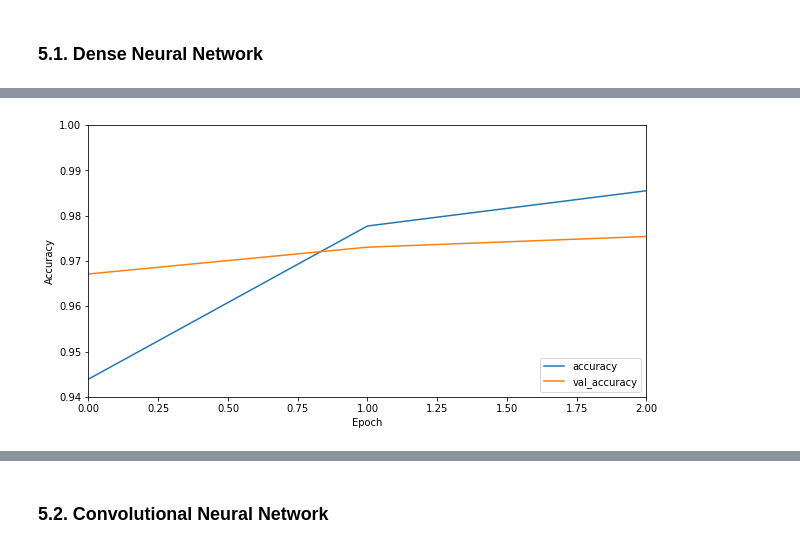
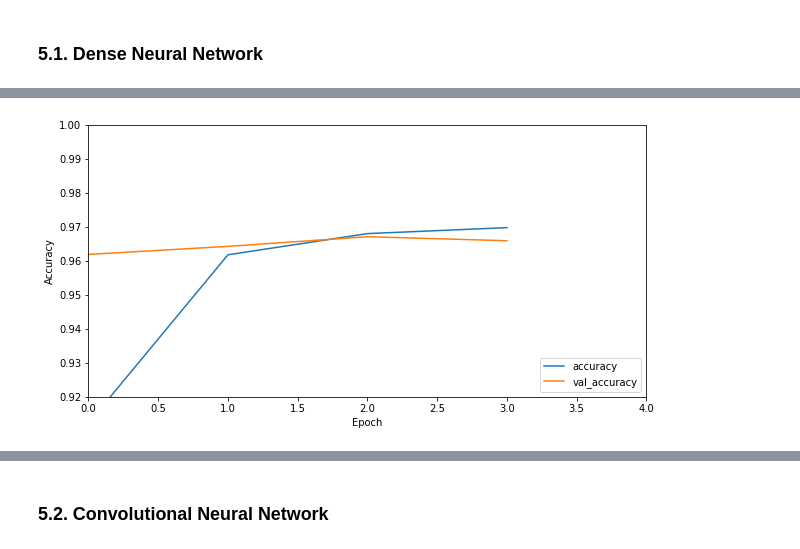
Before and after one commit to ravimalde/fake_news_classifier, a Jupyter notebook: fake_news.ipynb, the cells around one changed output, grey strips where cells are left out. Drawn from its saved outputs; the diff is of its cells as text; code cells hidden in the pictures.

```diff
--- a/fake_news.ipynb
+++ b/fake_news.ipynb
@@ -400,7 +355,11 @@ dnn = Sequential()
 dnn.add(Embedding(1500, 32, input_length=20))
 dnn.add(GlobalAveragePooling1D())
 dnn.add(Dense(32, activation = 'relu'))
+dnn.add(Dropout(0.3))
 dnn.add(Dense(16, activation = 'relu'))
+dnn.add(Dropout(0.3))
+dnn.add(Dense(8, activation = 'relu'))
+dnn.add(Dropout(0.3))
 dnn.add(Dense(1, activation = 'sigmoid'))
 dnn.summary()
 # %% [output]
@@ -429,7 +387,7 @@ callback = tf.keras.callbacks.EarlyStopping(monitor='val_accuracy',
                                             mode='auto',
                                             restore_best_weights=True)
 # %%
-history = dnn.fit(X_train,
+history1 = dnn.fit(X_train,
                   y_train,
                   epochs=10,
                   callbacks=[callback],
@@ -445,15 +405,15 @@ Epoch 3/10
 # %%
 plt.figure(figsize=(10,5))
-plt.plot(history.history['accuracy'], label='accuracy')
-plt.plot(history.history['val_accuracy'], label = 'val_accuracy')
+plt.plot(history1.history['accuracy'], label='accuracy')
+plt.plot(history1.history['val_accuracy'], label = 'val_accuracy')
 plt.xlabel('Epoch')
-plt.xlim(0,2)
-plt.ylim(0.94, 1)
+plt.xlim(0,4)
+plt.ylim(0.92, 1)
 plt.ylabel('Accuracy')
 plt.legend(loc='lower right')
 plt.show()
 # %% [output]
-[figure, old version]
+[figure, new version]
 # %%
 val_score = dnn.evaluate(X_val, y_val)
 # %% [output]
```
Also changed, not shown: parts of 65 cells of this notebook, 4 other files.
